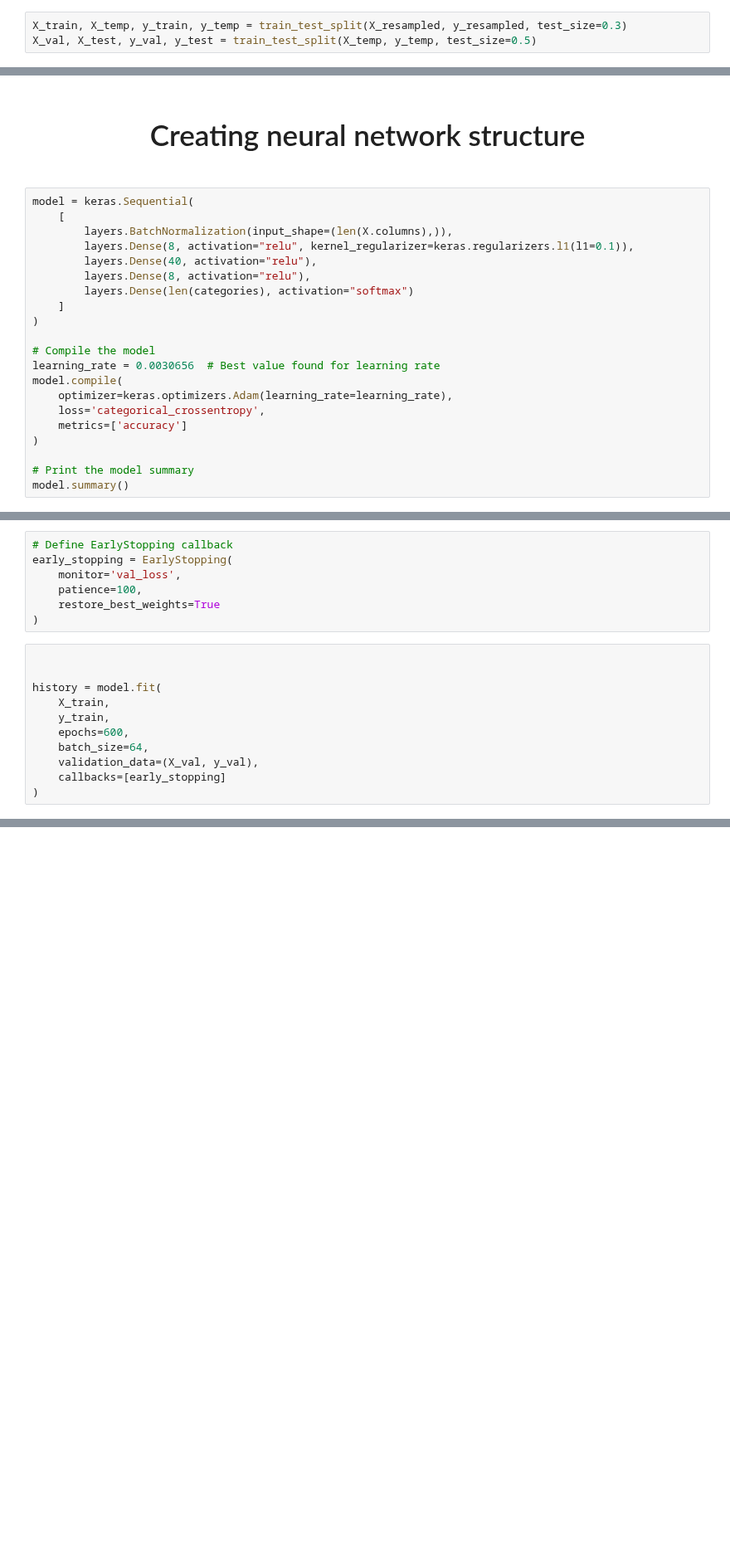
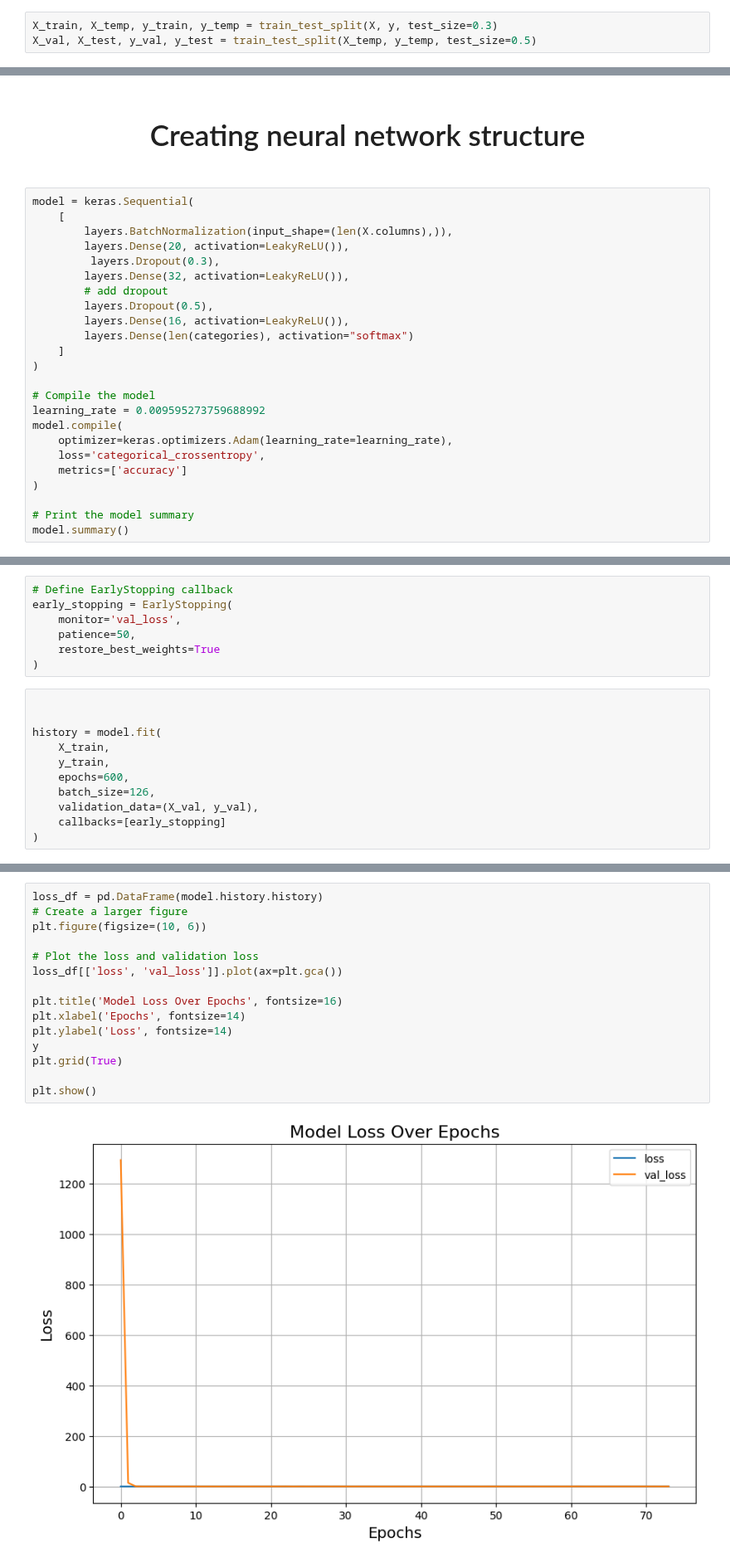
Before and after one commit to Mortti11/Deep_Learning, a Jupyter notebook: classification/classification_ann.ipynb, the cells around one changed output, grey strips where cells are left out. Shown at 83% size. Drawn from its saved outputs; the diff is of its cells as text; blank space fills up the shorter version.

Commit message:
keras tuner is done.

```diff
--- a/classification/classification_ann.ipynb
+++ b/classification/classification_ann.ipynb
@@ -347,5 +416,5 @@ ValueError: Found input variables with inconsistent numbers of samples: [100000,
 df = df.drop(["cam_col", "obj_ID", "spec_obj_ID"], axis=1)
 # %%
-X_train, X_temp, y_train, y_temp = train_test_split(X_resampled, y_resampled, test_size=0.3)
+X_train, X_temp, y_train, y_temp = train_test_split(X, y, test_size=0.3)
 X_val, X_test, y_val, y_test = train_test_split(X_temp, y_temp, test_size=0.5)
 # %%
@@ -523,15 +561,18 @@ Model: "sequential"
 model = keras.Sequential(
     [
         layers.BatchNormalization(input_shape=(len(X.columns),)),
-        layers.Dense(8, activation="relu", kernel_regularizer=keras.regularizers.l1(l1=0.1)),
-        layers.Dense(40, activation="relu"),
-        layers.Dense(8, activation="relu"),
+        layers.Dense(20, activation=LeakyReLU()),
+         layers.Dropout(0.3),
+        layers.Dense(32, activation=LeakyReLU()),
+        # add dropout
+        layers.Dropout(0.5),
+        layers.Dense(16, activation=LeakyReLU()),
         layers.Dense(len(categories), activation="softmax")
     ]
 )
 
 # Compile the model
-learning_rate = 0.0030656  # Best value found for learning rate
+learning_rate = 0.009595273759688992
 model.compile(
     optimizer=keras.optimizers.Adam(learning_rate=learning_rate),
     loss='categorical_crossentropy',
@@ -563,7 +614,7 @@ Model: "sequential_1"
 # Define EarlyStopping callback
 early_stopping = EarlyStopping(
     monitor='val_loss',
-    patience=100,
+    patience=50,
     restore_best_weights=True
 )
 # %%
@@ -573,7 +624,7 @@ history = model.fit(
     X_train,
     y_train,
     epochs=600,
-    batch_size=64,
+    batch_size=126,
     validation_data=(X_val, y_val),
     callbacks=[early_stopping]
 )
@@ -608,0 +652,17 @@ loss_df[['accuracy', 'val_accuracy']].plot()
+# %%
+loss_df = pd.DataFrame(model.history.history)
+# Create a larger figure
+plt.figure(figsize=(10, 6))
+
+# Plot the loss and validation loss
+loss_df[['loss', 'val_loss']].plot(ax=plt.gca())
+
+plt.title('Model Loss Over Epochs', fontsize=16)
+plt.xlabel('Epochs', fontsize=14)
+plt.ylabel('Loss', fontsize=14)
+y
+plt.grid(True)
+
+plt.show()
+# %% [output]
+[figure, added]
```
Also changed, not shown: parts of 46 cells of this notebook, 26 other files.
